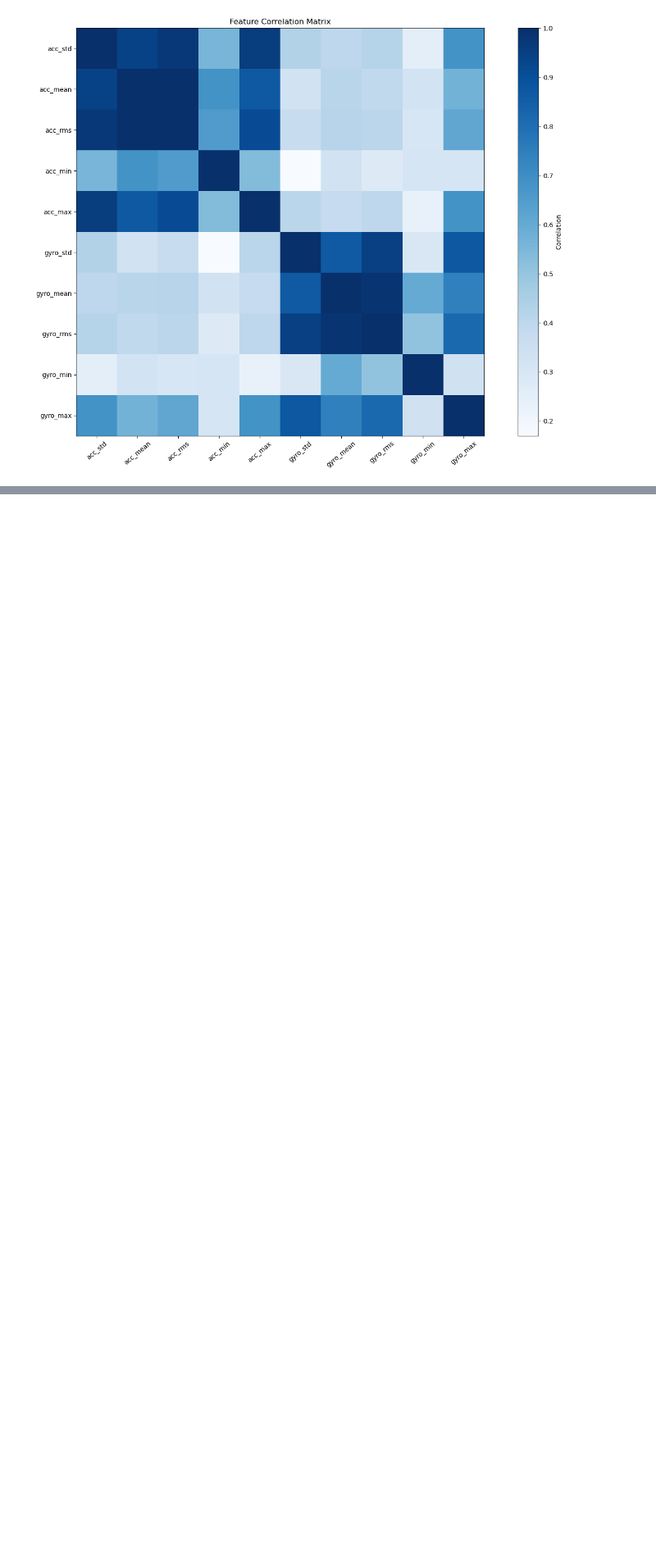
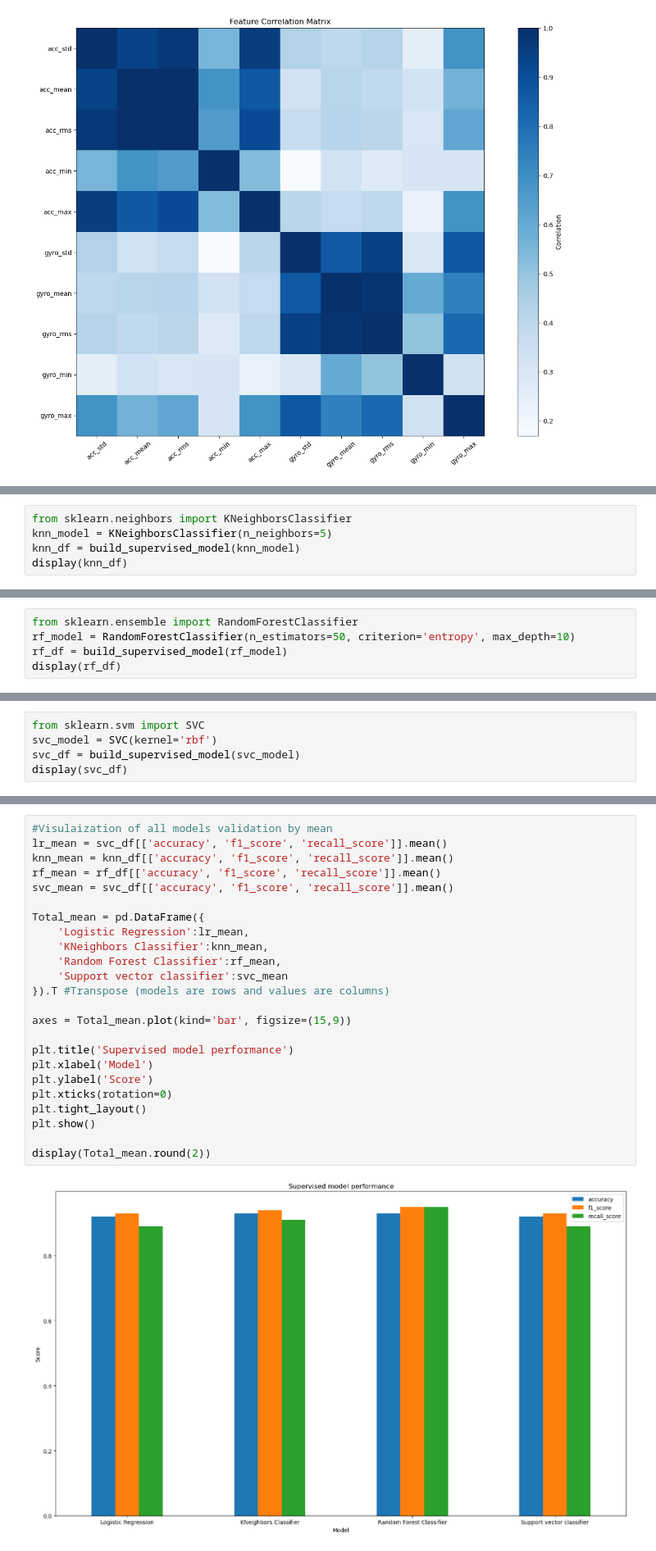
Before and after one commit to HeKaY-boy/bike-lane-quality-assessment, a Jupyter notebook: Main_notebook.ipynb, the cells around one changed output, grey strips where cells are left out. Shown at 82% size. Drawn from its saved outputs; the diff is of its cells as text; blank space fills up the shorter version.

```diff
--- a/Main_notebook.ipynb
+++ b/Main_notebook.ipynb
@@ -515,0 +621,5 @@ plt.show()
+# %%
+from sklearn.neighbors import KNeighborsClassifier
+knn_model = KNeighborsClassifier(n_neighbors=5)
+knn_df = build_supervised_model(knn_model)
+display(knn_df)
@@ -515,0 +631,5 @@ plt.show()
+# %%
+from sklearn.ensemble import RandomForestClassifier
+rf_model = RandomForestClassifier(n_estimators=50, criterion='entropy', max_depth=10)
+rf_df = build_supervised_model(rf_model)
+display(rf_df)
@@ -515,0 +641,5 @@ plt.show()
+# %%
+from sklearn.svm import SVC
+svc_model = SVC(kernel='rbf')
+svc_df = build_supervised_model(svc_model)
+display(svc_df)
@@ -515,0 +649,26 @@ plt.show()
+# %%
+#Visulaization of all models validation by mean
+lr_mean = svc_df[['accuracy', 'f1_score', 'recall_score']].mean()
+knn_mean = knn_df[['accuracy', 'f1_score', 'recall_score']].mean()
+rf_mean = rf_df[['accuracy', 'f1_score', 'recall_score']].mean()
+svc_mean = svc_df[['accuracy', 'f1_score', 'recall_score']].mean()
+
+Total_mean = pd.DataFrame({
+    'Logistic Regression':lr_mean,
+    'KNeighbors Classifier':knn_mean,
+    'Random Forest Classifier':rf_mean,
+    'Support vector classifier':svc_mean
+}).T #Transpose (models are rows and values are columns)
+
+axes = Total_mean.plot(kind='bar', figsize=(15,9))
+
+plt.title('Supervised model performance')
+plt.xlabel('Model')
+plt.ylabel('Score')
+plt.xticks(rotation=0)
+plt.tight_layout()
+plt.show()
+
+display(Total_mean.round(2))
+# %% [output]
+[figure, added]
```
Also changed, not shown: parts of 30 cells of this notebook, 2 other files.
